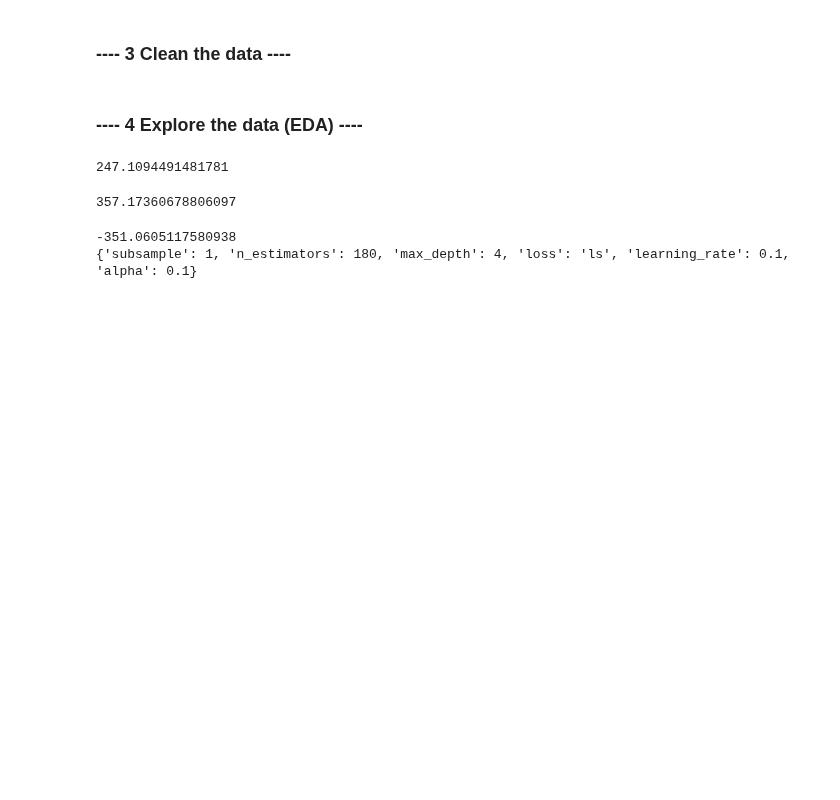
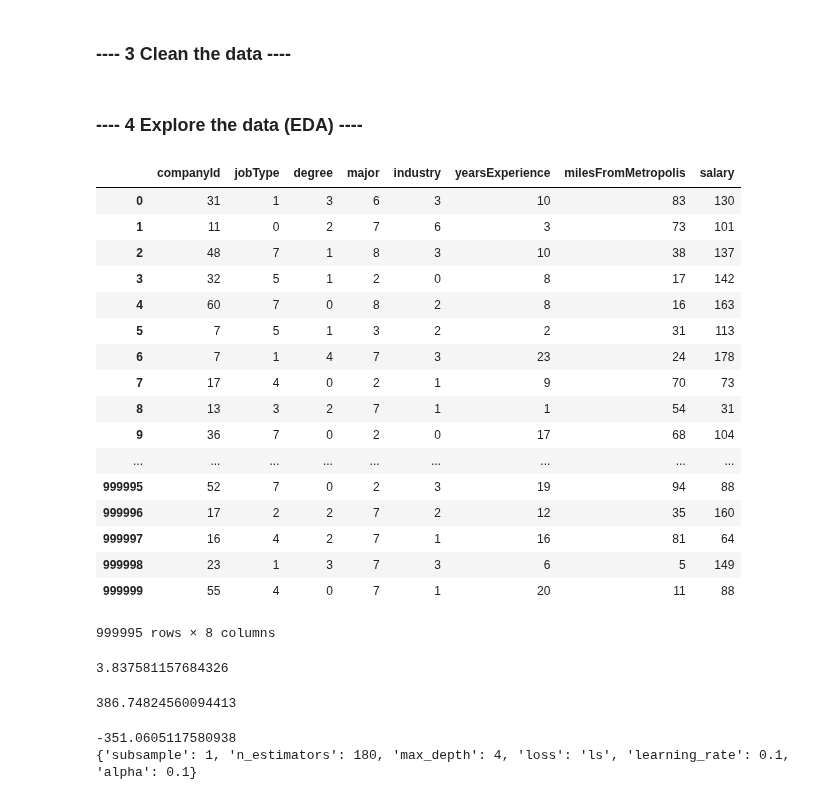
Before and after one commit to kirahman2/salarypredictionportfolio, a Jupyter notebook: Salary Prediction Notebook.ipynb, the cells around one changed output. Drawn from its saved outputs; the diff is of its cells as text; code cells hidden in the pictures; blank space fills up the shorter version.

Commit message:
Adding attributes and cleaning code

```diff
--- a/Salary Prediction Notebook.ipynb
+++ b/Salary Prediction Notebook.ipynb
@@ -34,8 +36,11 @@ __email__ = "kirahman2@gmail.com"
 ### ---- 4 Explore the data (EDA) ----
 # %%
 class Data:
-    def __init__(self, train_file, train_target_file, test_file, col_cat, col_id):
+    def __init__(self, train_file, train_target_file, test_file, col_cat, col_num, col_id, col_target):
         self.col_cat = col_cat
+        self.col_num = col_num
+        self.col_id = col_id
+        self.col_target = col_target
         self.train_df = self._create_train_df(train_file, train_target_file)
         self.test_df = self._create_test_df(test_file)
 
@@ -48,36 +53,55 @@ class Data:
         train_df = self._label_encode(train_df, self.col_cat)
         return train_df
 
     def _create_test_df(self, test_file):
         return self._load_file(test_file)
 
     def _clean_data(self, df):
         train_df = df
         train_df = train_df[train_df.salary>0]
         return train_df
 
     def _label_encode(self, train_df, col_cat):
         le = LabelEncoder()
         for col in col_cat:
-            train_df[col + '_le'] = le.fit_transform(train_df[col])
-        train_df = train_df.drop(['jobType', 'degree', 'major'],axis=1)
+            train_df[col] = le.fit_transform(train_df[col])
         return train_df
 
     def _join_df(self, train_df, train_target, col_id):
         return pd.merge(train_df, train_target, on=col_id, how='inner')
 
     def _preprocessing(self, train_df):
-#         return train_df.drop(['jobId', 'companyId'], axis=1)
-        return train_df.drop(['jobId', 'companyId'], axis=1)
+        return train_df.drop(['jobId'], axis=1)
 
     def _load_file(self, file):
         return pd.read_csv(file)
 
 train_file = '/Users/krahman/work/salarypredictionportfolio_old/data/train_features.csv'
 test_file = '/Users/krahman/work/salarypredictionportfolio_old/data/test_features.csv'
 train_target_file = '/Users/krahman/work/salarypredictionportfolio_old/data/train_salaries.csv'
-col_cat = ['jobType', 'degree', 'major', 'industry']
+col_cat = ['companyId', 'jobType', 'degree', 'major', 'industry']
+col_num = ['milesFromMetropolis', 'yearsExperience']
 col_id = 'jobId'
+col_target = 'salary'
 
-data = Data(train_file, train_target_file, test_file, col_categ, col_id)
+data = Data(train_file, train_target_file, test_file, col_cat, col_num, col_id, col_target)
 # data.train_df
+# %% [output]
+|  | companyId | jobType | degree | major | industry | yearsExperience | milesFromMetropolis | salary |
+| 0 | 31 | 1 | 3 | 6 | 3 | 10 | 83 | 130 |
+| 1 | 11 | 0 | 2 | 7 | 6 | 3 | 73 | 101 |
+| 2 | 48 | 7 | 1 | 8 | 3 | 10 | 38 | 137 |
+| 3 | 32 | 5 | 1 | 2 | 0 | 8 | 17 | 142 |
+| 4 | 60 | 7 | 0 | 8 | 2 | 8 | 16 | 163 |
+| 5 | 7 | 5 | 1 | 3 | 2 | 2 | 31 | 113 |
+| 6 | 7 | 1 | 4 | 7 | 3 | 23 | 24 | 178 |
+| 7 | 17 | 4 | 0 | 2 | 1 | 9 | 70 | 73 |
+| 8 | 13 | 3 | 2 | 7 | 1 | 1 | 54 | 31 |
+| 9 | 36 | 7 | 0 | 2 | 0 | 17 | 68 | 104 |
+| ... | ... | ... | ... | ... | ... | ... | ... | ... |
+| 999995 | 52 | 7 | 0 | 2 | 3 | 19 | 94 | 88 |
+| 999996 | 17 | 2 | 2 | 7 | 2 | 12 | 35 | 160 |
+| 999997 | 16 | 4 | 2 | 7 | 1 | 16 | 81 | 64 |
+| 999998 | 23 | 1 | 3 | 7 | 3 | 6 | 5 | 149 |
+| 999999 | 55 | 4 | 0 | 7 | 1 | 20 | 11 | 88 |
+999995 rows × 8 columns
@@ -86,40 +112,39 @@ from sklearn.ensemble import GradientBoostingRegressor
 import time
 
 class Model:
-    def __init__(self, train_df):
+    def __init__(self, train_df, col_target):
 #       self.train_target = self._target_df(train_df)
-        val_unique = list(train_df['industry'].unique())
-#       val_unique = ['HEALTH', 'WEB']
         self.model_gbr = self._gbr_model(train_df)
-        self.score = self._cross_validation(model.model_gbr, train_df, val_unique)
+        self.score = self._cross_validation(model.model_gbr, train_df, cv_folds, col_target)
 
     def _gbr_model(self, train_df):
         return GradientBoostingRegressor(loss='ls',learning_rate=.1, alpha=.1, n_estimators=180, subsample=1, max_depth=4)
 
-    def _cross_validation(self, model, train_df, val_unique):
-        score_final = 0
-        for val in val_unique:
-            temp_df = train_df[train_df['industry']==val].drop('industry',axis=1)
-            temp_target = temp_df.pop('salary')
-            score = list(-cross_val_score(model, temp_df, temp_target, scoring='neg_mean_squared_error', cv=5, n_jobs=-1))
-            score = sum(score)/5
-            score_final = score + score_final
-        return score_final/len(val_unique)
+    def _cross_validation(self, model, train_df, cv_folds, col_target):
+        train_df = train_df.loc[:10000,:]
+        # NEXT, Set smaller df to do quick testing, clean up code.
+        target_temp = train_df.pop(col_target)
+        score = list(-cross_val_score(model, train_df, target_temp, scoring='neg_mean_squared_error', cv=cv_folds, n_jobs=-1))
+        score = sum(score)/cv_folds
+        return score
 
 #     def _target_df(self, train_df):
 #         train_target = train_df.pop('salary')
 #         return train_target
 
+col_target = 'salary'
+cv_folds = 5
+num_proc = -1
+
+
 start_time = time.time()
-model = Model(data.train_df)
+model = Model(data.train_df, col_target)
 elapsed_time = time.time() - start_time
-elapsed_time
+print(elapsed_time)
+model.score
 # %% [output]
-247.1094491481781
+3.837581157684326
+386.74824560094413
-# %%
-model.score
-# %% [output]
-357.17360678806097
 # %%
 # TESTING BY INDUSTRY
 from sklearn.ensemble import GradientBoostingRegressor
```
Also changed, not shown: parts of 3 cells of this notebook.
